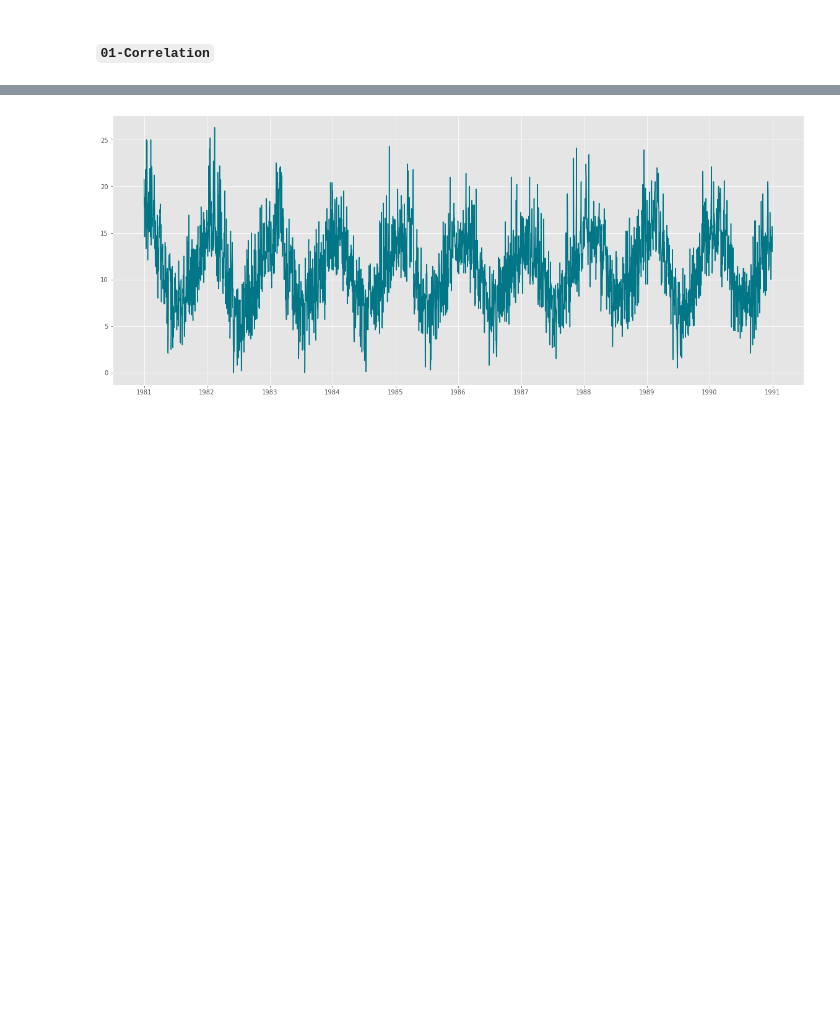
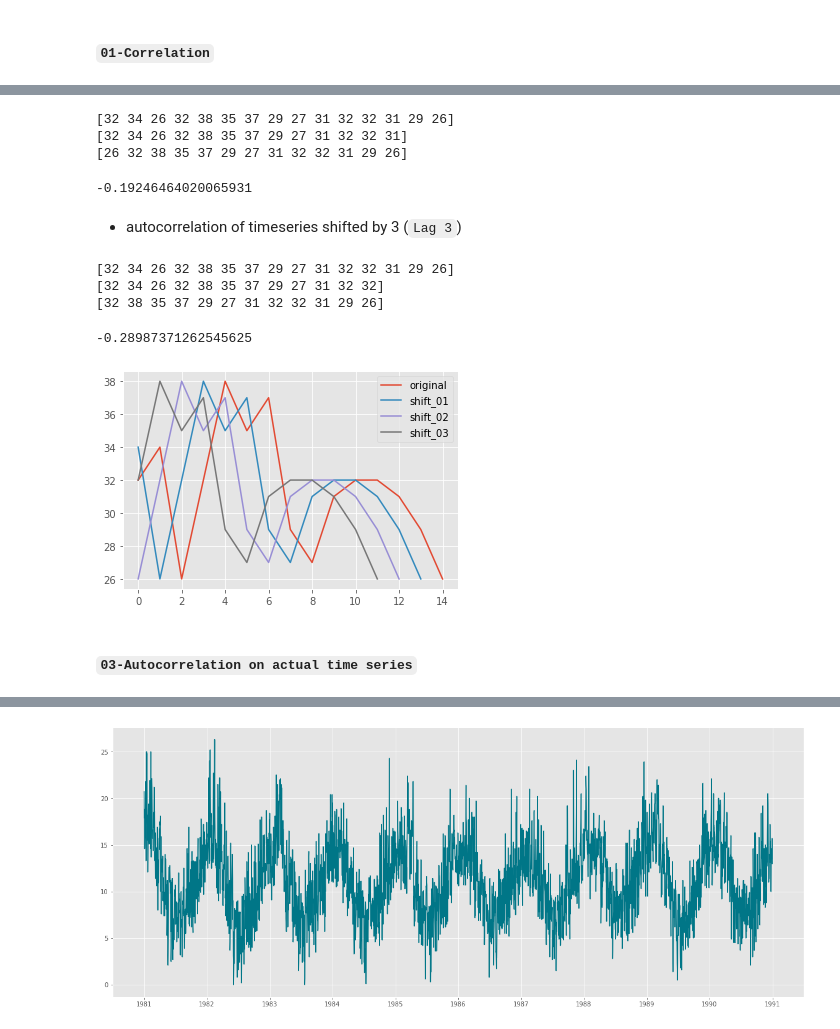
Before and after one commit to AI-MOO/Time_Series_Arabic_Explaination, a Jupyter notebook: 05-Autocorrelation_and_Partial_Autocorrelation.ipynb, the cells around one changed output, grey strips where cells are left out. Cells and saved outputs as stored; diff of their text form; code cells hidden in the pictures; blank space fills up the shorter version.

```diff
--- a/05-Autocorrelation_and_Partial_Autocorrelation.ipynb
+++ b/05-Autocorrelation_and_Partial_Autocorrelation.ipynb
@@ -29,0 +99,7 @@ array([[1.        , 0.98879288],
+# %%
+temps = np.array([32, 34, 26, 32, 38, 35, 37, 29, 27, 31, 32, 32, 31, 29, 26])
+
+temps_new = temps[:-1]
+shifted_temps_1 = temps[1:]
+
+print(temps, temps_new, shifted_temps_1, sep='\n')
@@ -30,3 +116,42 @@ array([[1.        , 0.98879288],
+# %%
+temps_new = temps[:-2]
+shifted_temps_2 = temps[2:]
+
+print(temps, temps_new, shifted_temps_2, sep='\n')
+# %% [output]
+[32 34 26 32 38 35 37 29 27 31 32 32 31 29 26]
+[32 34 26 32 38 35 37 29 27 31 32 32 31]
+[26 32 38 35 37 29 27 31 32 32 31 29 26]
+# %%
+np.corrcoef(temps_new, shifted_temps_2)[0,1]
+# %% [output]
+-0.19246464020065931
+# %% [markdown]
+* autocorrelation of timeseries shifted by 3 (`Lag 3`)
+# %%
+temps_new = temps[:-3]
+shifted_temps_3 = temps[3:]
+
+print(temps, temps_new, shifted_temps_3, sep='\n')
+# %% [output]
+[32 34 26 32 38 35 37 29 27 31 32 32 31 29 26]
+[32 34 26 32 38 35 37 29 27 31 32 32]
+[32 38 35 37 29 27 31 32 32 31 29 26]
+# %%
+np.corrcoef(temps_new, shifted_temps_3)[0,1]
+# %% [output]
+-0.28987371262545625
+# %%
+plt.plot(temps)
+plt.plot(shifted_temps_1)
+plt.plot(shifted_temps_2)
+plt.plot(shifted_temps_3)
+plt.legend(['original', 'shift_01', 'shift_02', 'shift_03'])
+plt.show()
+# %% [output]
+[figure, added]
+# %% [markdown]
+#### `03-Autocorrelation on actual time series`
 # %%
 series = pd.read_csv('datasets/daily-minimum-temperatures.csv', index_col=0)
 series.index = pd.to_datetime(series.index)
```
Also changed, not shown: parts of 19 cells of this notebook.
